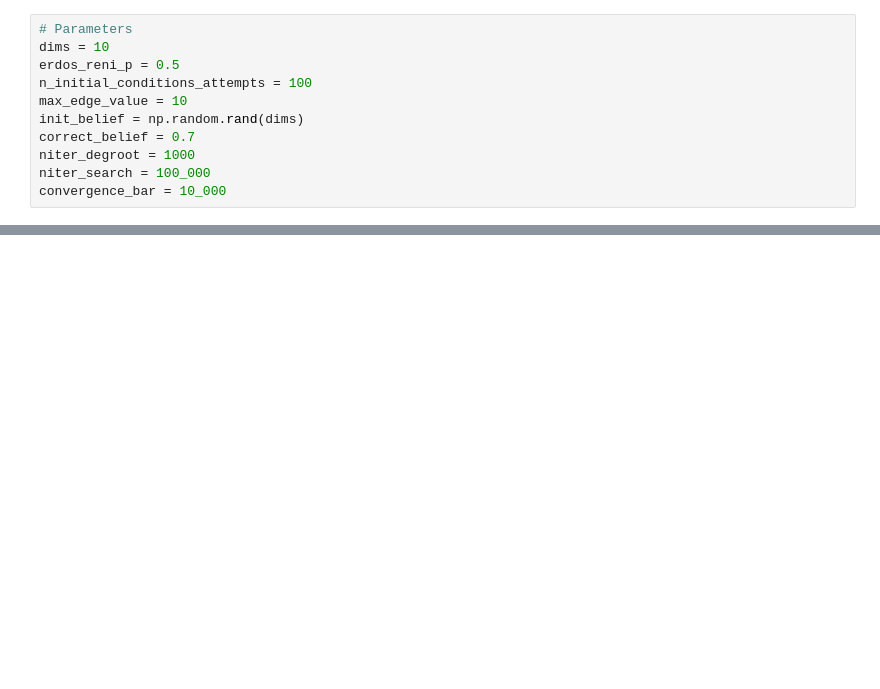
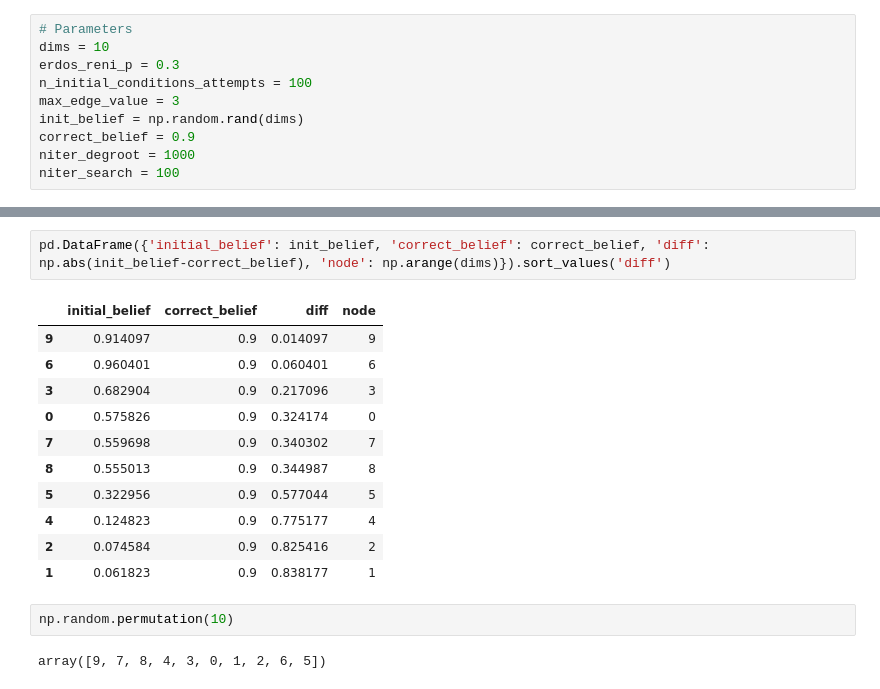
Before and after one commit to andreamusso96/Experiment, a Jupyter notebook: src/rewiring/nb0.2.ipynb, the cells around one changed output, grey strips where cells are left out. Drawn from its saved outputs; the diff is of its cells as text; blank space fills up the shorter version.

```diff
--- a/src/rewiring/nb0.2.ipynb
+++ b/src/rewiring/nb0.2.ipynb
@@ -15,14 +14,13 @@ The autoreload extension is already loaded. To reload it, use:
 # %%
 # Parameters
 dims = 10
-erdos_reni_p = 0.5
+erdos_reni_p = 0.3
 n_initial_conditions_attempts = 100
-max_edge_value = 10
+max_edge_value = 3
 init_belief = np.random.rand(dims)
-correct_belief = 0.7
+correct_belief = 0.9
 niter_degroot = 1000
-niter_search = 100_000
-convergence_bar = 10_000
+niter_search = 100
 # %%
 def generate_initial_conditions(n: int, p: float, n_attempts: int):
     initial_conditions = []
@@ -65,0 +153,18 @@ px.scatter(x=bins[1:], y=hist)
+# %%
+pd.DataFrame({'initial_belief': init_belief, 'correct_belief': correct_belief, 'diff': np.abs(init_belief-correct_belief), 'node': np.arange(dims)}).sort_values('diff')
+# %% [output]
+|  | initial_belief | correct_belief | diff | node |
+| 9 | 0.914097 | 0.9 | 0.014097 | 9 |
+| 6 | 0.960401 | 0.9 | 0.060401 | 6 |
+| 3 | 0.682904 | 0.9 | 0.217096 | 3 |
+| 0 | 0.575826 | 0.9 | 0.324174 | 0 |
+| 7 | 0.559698 | 0.9 | 0.340302 | 7 |
+| 8 | 0.555013 | 0.9 | 0.344987 | 8 |
+| 5 | 0.322956 | 0.9 | 0.577044 | 5 |
+| 4 | 0.124823 | 0.9 | 0.775177 | 4 |
+| 2 | 0.074584 | 0.9 | 0.825416 | 2 |
+| 1 | 0.061823 | 0.9 | 0.838177 | 1 |
+# %%
+np.random.permutation(10)
+# %% [output]
+array([9, 7, 8, 4, 3, 0, 1, 2, 6, 5])
```
Also changed, not shown: parts of 12 cells of this notebook, 1 other file.
